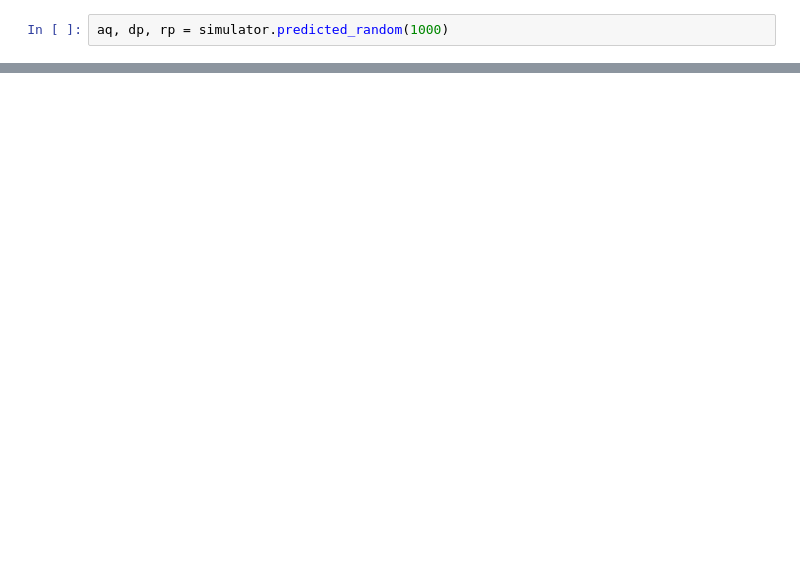
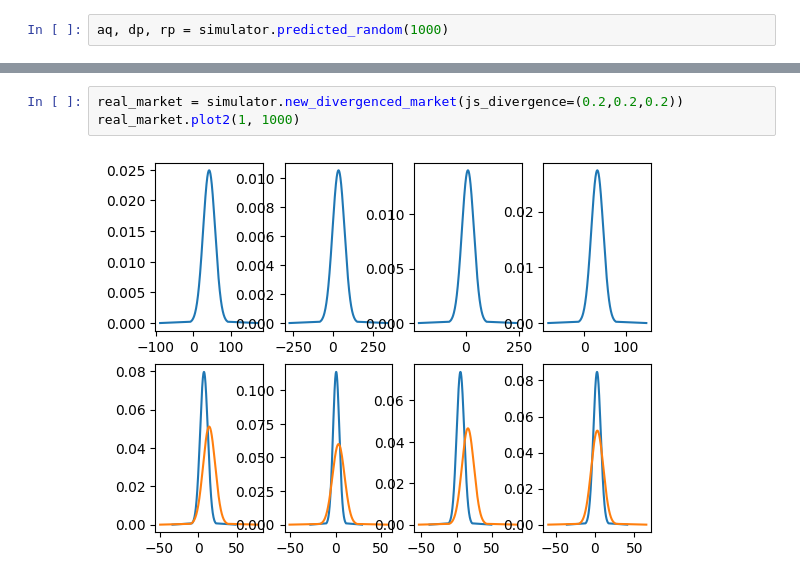
Before and after one commit to Sy-Sang/etrade, a Jupyter notebook: etrade/spot/nb/nb8.ipynb, the cells around one changed output, grey strips where cells are left out. Drawn from its saved outputs; the diff is of its cells as text; blank space fills up the shorter version.

```diff
--- a/etrade/spot/nb/nb8.ipynb
+++ b/etrade/spot/nb/nb8.ipynb
@@ -52,0 +56,5 @@ pyplot.show()
+# %%
+real_market = simulator.new_divergenced_market(js_divergence=(0.2,0.2,0.2))
+real_market.plot2(1, 1000)
+# %% [output]
+[figure, added]
```
Also changed, not shown: parts of 3 cells of this notebook, 4 other files.
